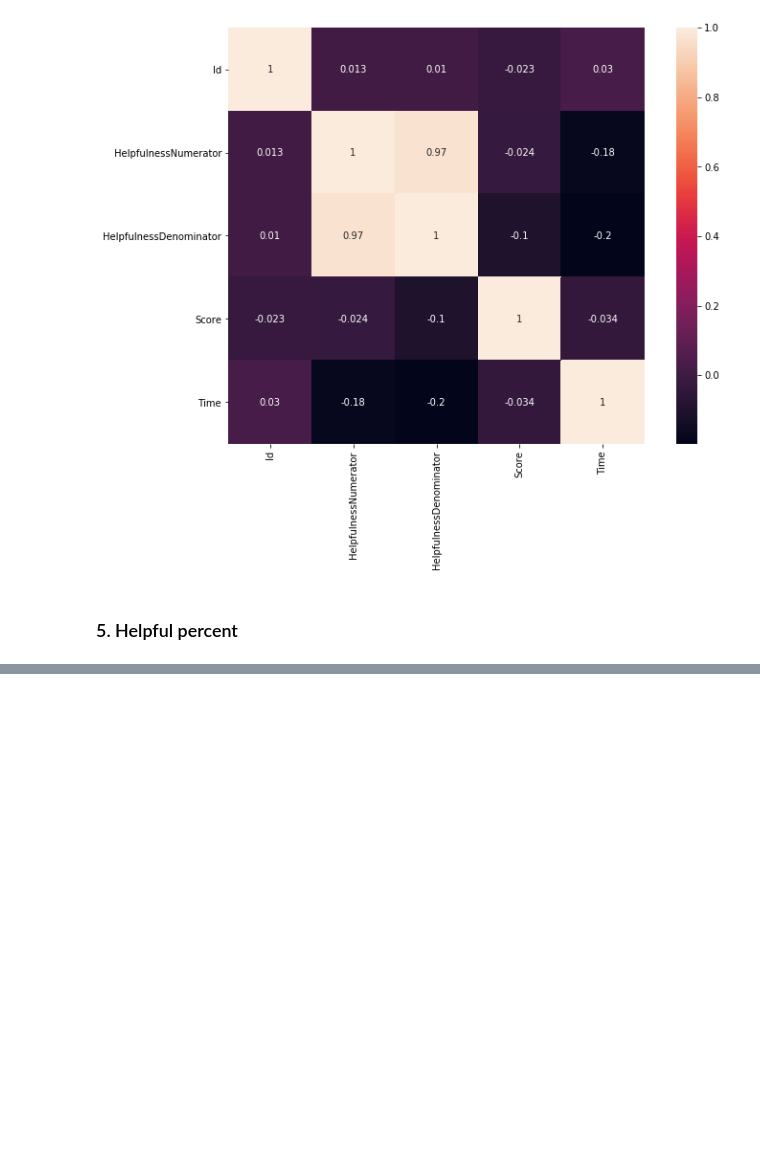
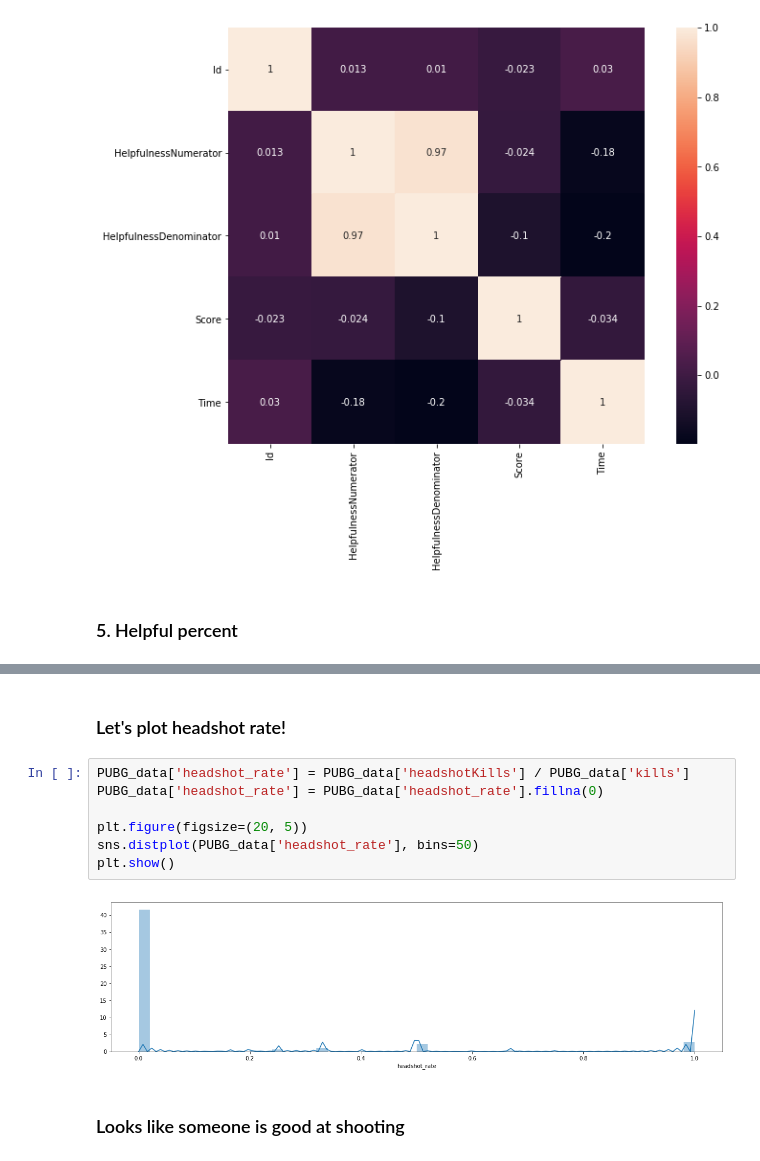
Before and after one commit to Jadezzz/FDA_HW1, a Jupyter notebook: HW1-Solution.ipynb, the cells around one changed output, grey strips where cells are left out. Cells and saved outputs as stored; diff of their text form; blank space fills up the shorter version.

```diff
--- a/HW1-Solution.ipynb
+++ b/HW1-Solution.ipynb
@@ -112,0 +181,13 @@ plt.show()
+# %% [markdown]
+### Let's plot headshot rate!
+# %%
+PUBG_data['headshot_rate'] = PUBG_data['headshotKills'] / PUBG_data['kills']
+PUBG_data['headshot_rate'] = PUBG_data['headshot_rate'].fillna(0)
+
+plt.figure(figsize=(20, 5))
+sns.distplot(PUBG_data['headshot_rate'], bins=50)
+plt.show()
+# %% [output]
+[figure, added]
+# %% [markdown]
+### Looks like someone is good at shooting
```
Also changed, not shown: parts of 23 cells of this notebook, 1 other file.
